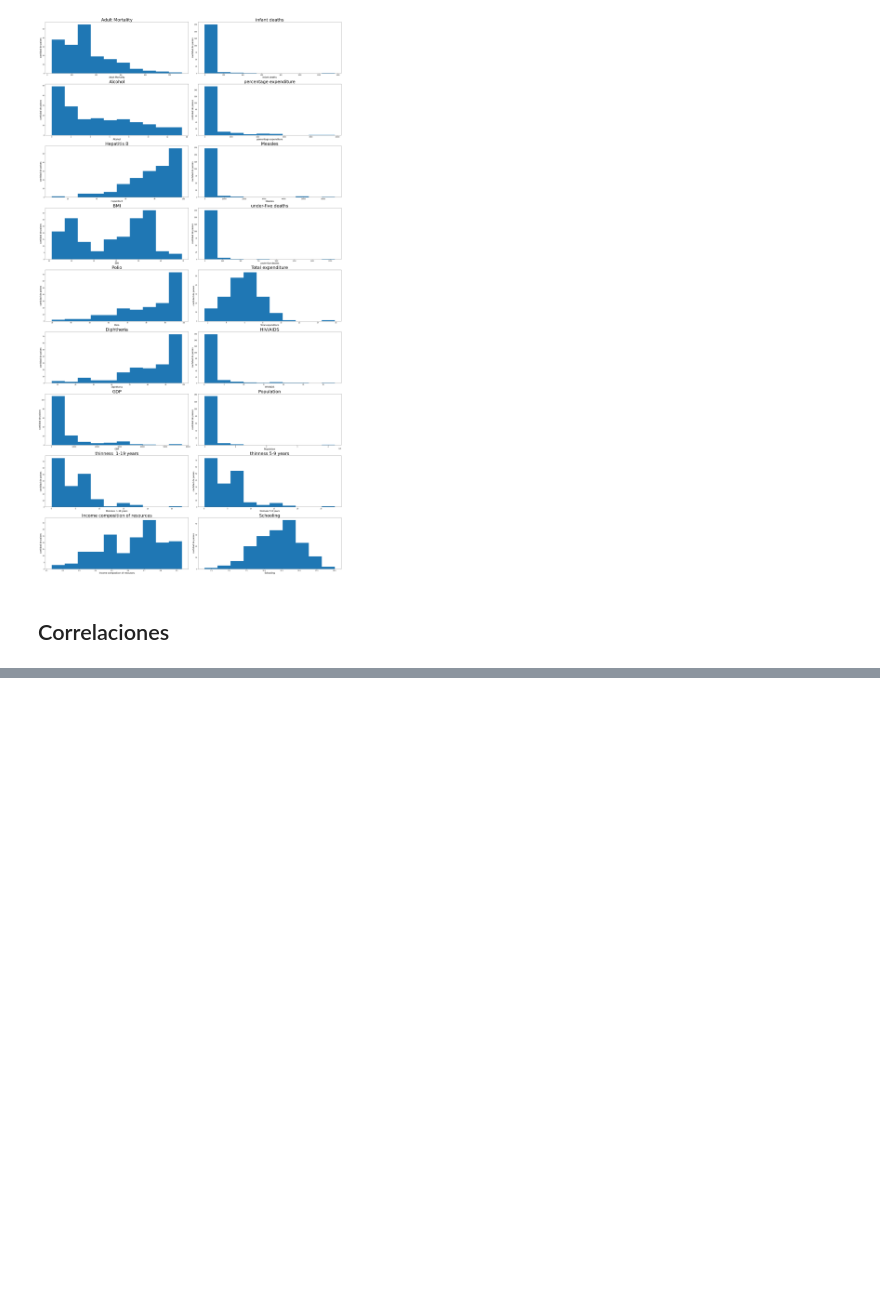
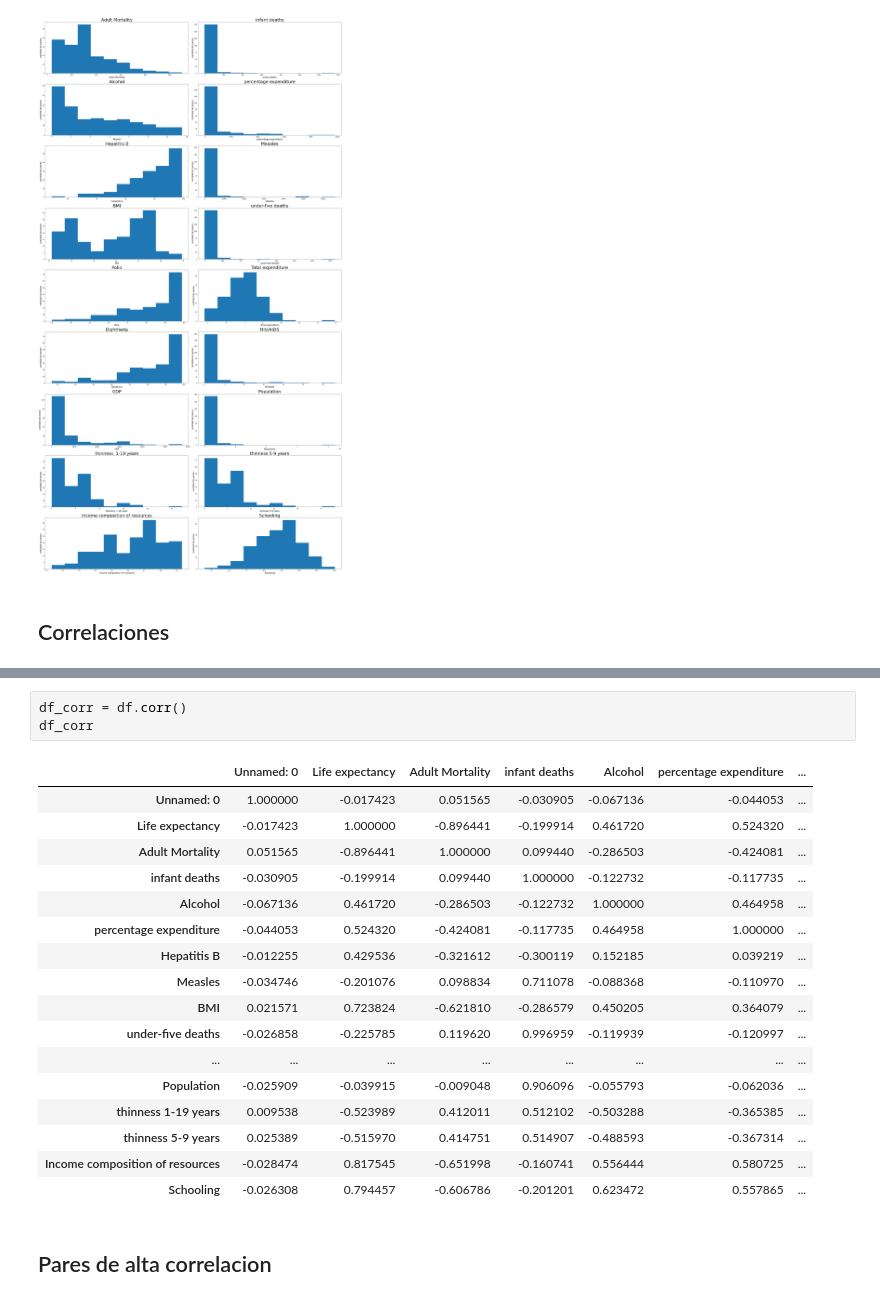
Before and after one commit to facutotaro/metnum-tp3, a Jupyter notebook: EDA/EDA.ipynb, the cells around one changed output, grey strips where cells are left out. Drawn from its saved outputs; the diff is of its cells as text; blank space fills up the shorter version.

```diff
--- a/EDA/EDA.ipynb
+++ b/EDA/EDA.ipynb
@@ -323,0 +338,23 @@ plt.show()
+# %%
+df_corr = df.corr()
+df_corr
+# %% [output]
+|  | Unnamed: 0 | Life expectancy | Adult Mortality | infant deaths | Alcohol | percentage expenditure | ... |
+| Unnamed: 0 | 1.000000 | -0.017423 | 0.051565 | -0.030905 | -0.067136 | -0.044053 | ... |
+| Life expectancy | -0.017423 | 1.000000 | -0.896441 | -0.199914 | 0.461720 | 0.524320 | ... |
+| Adult Mortality | 0.051565 | -0.896441 | 1.000000 | 0.099440 | -0.286503 | -0.424081 | ... |
+| infant deaths | -0.030905 | -0.199914 | 0.099440 | 1.000000 | -0.122732 | -0.117735 | ... |
+| Alcohol | -0.067136 | 0.461720 | -0.286503 | -0.122732 | 1.000000 | 0.464958 | ... |
+| percentage expenditure | -0.044053 | 0.524320 | -0.424081 | -0.117735 | 0.464958 | 1.000000 | ... |
+| Hepatitis B | -0.012255 | 0.429536 | -0.321612 | -0.300119 | 0.152185 | 0.039219 | ... |
+| Measles | -0.034746 | -0.201076 | 0.098834 | 0.711078 | -0.088368 | -0.110970 | ... |
+| BMI | 0.021571 | 0.723824 | -0.621810 | -0.286579 | 0.450205 | 0.364079 | ... |
+| under-five deaths | -0.026858 | -0.225785 | 0.119620 | 0.996959 | -0.119939 | -0.120997 | ... |
+| ... | ... | ... | ... | ... | ... | ... | ... |
+| Population | -0.025909 | -0.039915 | -0.009048 | 0.906096 | -0.055793 | -0.062036 | ... |
+| thinness 1-19 years | 0.009538 | -0.523989 | 0.412011 | 0.512102 | -0.503288 | -0.365385 | ... |
+| thinness 5-9 years | 0.025389 | -0.515970 | 0.414751 | 0.514907 | -0.488593 | -0.367314 | ... |
+| Income composition of resources | -0.028474 | 0.817545 | -0.651998 | -0.160741 | 0.556444 | 0.580725 | ... |
+| Schooling | -0.026308 | 0.794457 | -0.606786 | -0.201201 | 0.623472 | 0.557865 | ... |
+# %% [markdown]
+## Pares de alta correlacion
```
Also changed, not shown: parts of 13 cells of this notebook, 1 other file.
